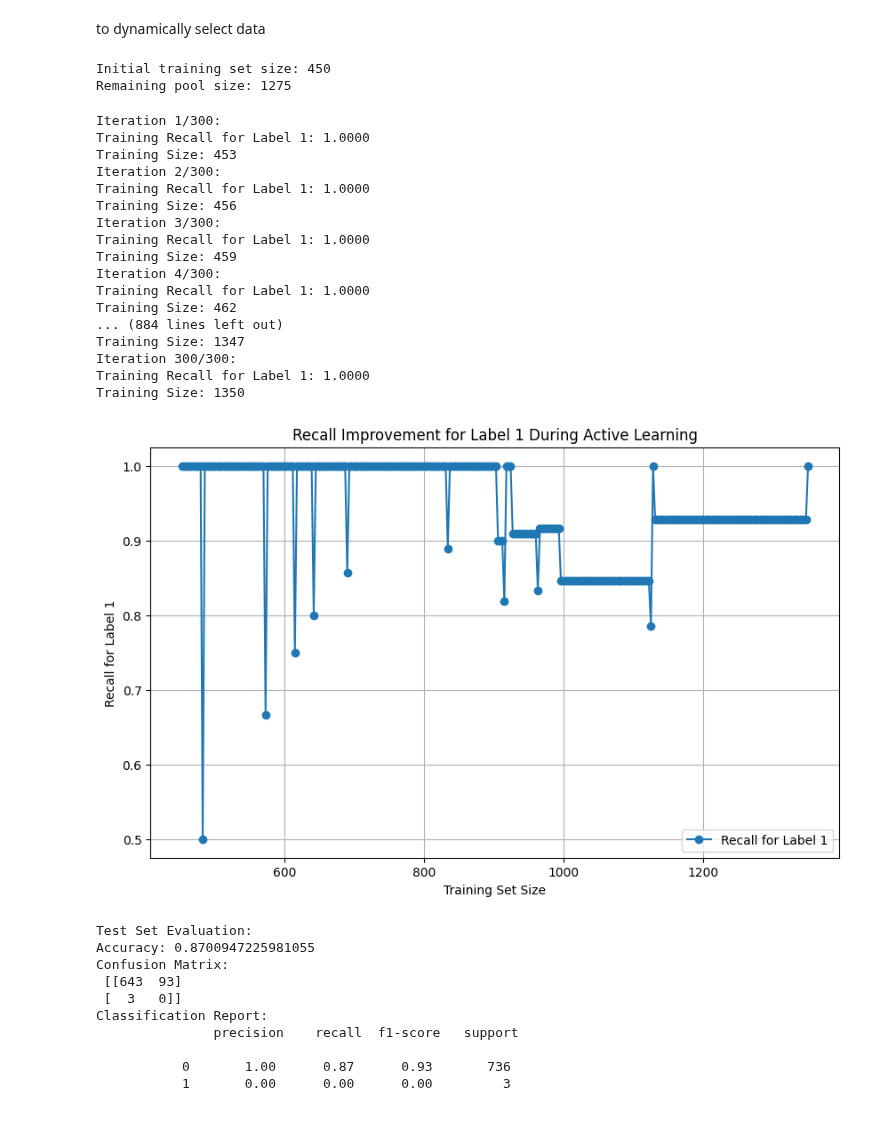
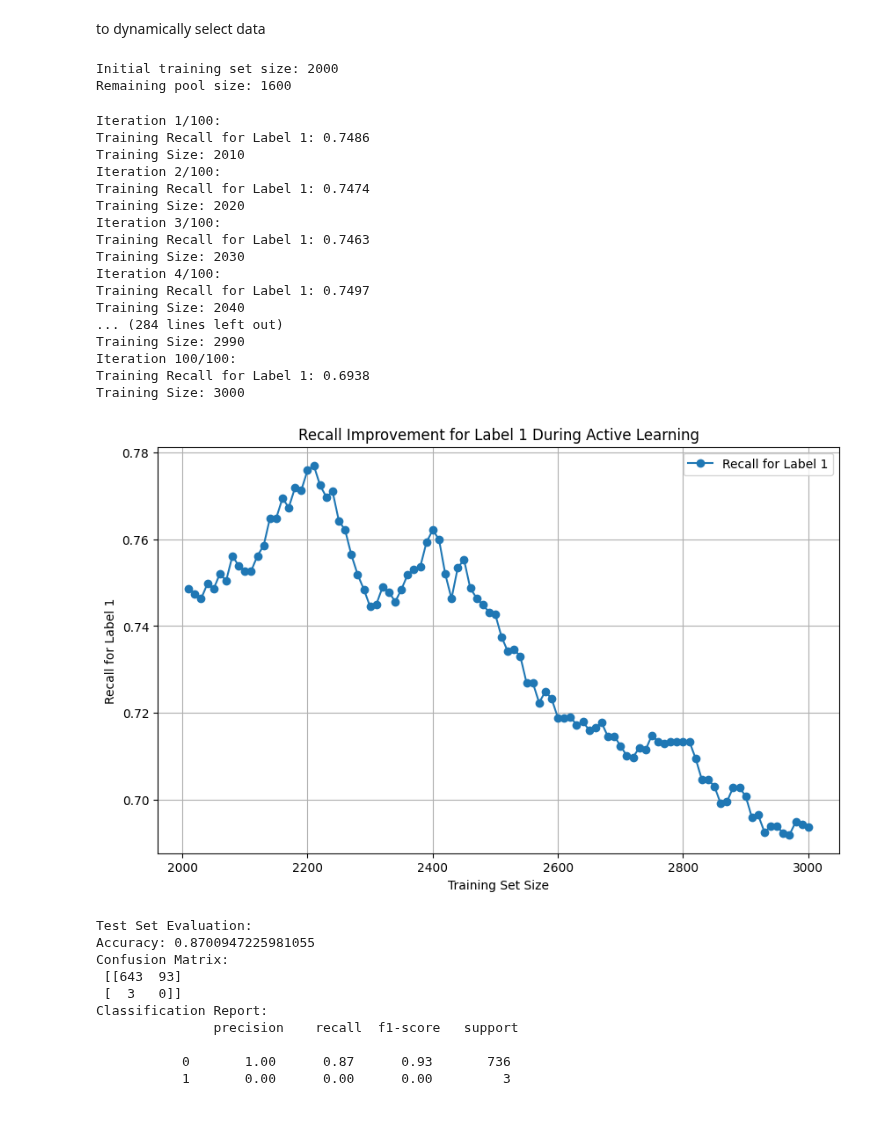
Before and after one commit to Tommy-Las/WatfordFC, a Jupyter notebook: ML_Model.ipynb, the cells around one changed output. Saved outputs shown, nothing was run; the diff lists cells and outputs as text; code cells hidden in the pictures.

```diff
--- a/ML_Model.ipynb
+++ b/ML_Model.ipynb
@@ -156,7 +167,7 @@ print(len(metrics_train))
 # %% [markdown]
 Sort the df by date
 # %%
-df_sorted = df_filtered.sort_values(by='DATE', ascending=False)
+df_sorted = df_filtered.sort_values(by='DATE', ascending=False).reset_index(drop=True)
 # %% [markdown]
 ## Split data
 # %% [markdown]
@@ -186,8 +275,18 @@ X = df_sorted[metrics_train]
 y = df_sorted['Injury']
 
 # Split the data into training and test sets
-# X_train, X_test, y_train, y_test, player_ids_train, player_ids_test = train_test_split(X, y, player_ids, test_size=0.3, random_state=42, stratify=y)
-X_train, X_test, y_train, y_test, extra_cols_train, extra_cols_test = train_test_split(X, y, extra_cols, test_size=0.2, random_state=42)
+# X_train, X_test, y_train, y_test, extra_cols_train, extra_cols_test = train_test_split(X, y, extra_cols, test_size=0.3, random_state=42, stratify=y)
+X_train, X_test, y_train, y_test, extra_cols_train, extra_cols_test = train_test_split(X, y, extra_cols, test_size=0.3, random_state=42)
+
+X_train.drop(columns=['Injury'], inplace=True)
+X_test.drop(columns=['Injury'], inplace=True)
+
+X_train.reset_index(drop=True, inplace=True)
+X_test.reset_index(drop=True, inplace=True)
+y_train.reset_index(drop=True, inplace=True)
+y_test.reset_index(drop=True, inplace=True)
+extra_cols_train.reset_index(drop=True, inplace=True)
+extra_cols_test.reset_index(drop=True, inplace=True)
 # %% [markdown]
 ## SMOTE or SMOTEEN oversampling technique
 # %%
@@ -218,7 +317,7 @@ Name: count, dtype: int64
 Initialize logistic regression and normalize the data
 # %%
 # Create the model
-logistic_model = LogisticRegression(random_state=42, max_iter=1000, class_weight='balanced')
+logistic_model = LogisticRegression(random_state=42, max_iter=1000)
 
 scaler = MinMaxScaler()
 X_train_scaled = scaler.fit_transform(X_train)
@@ -233,7 +332,7 @@ X_all = X_train_scaled  # Scaled features
 y_all = y_train.values  # Labels
 
 # Start with a small labeled dataset from the bottom of the sorted DataFrame
-initial_samples = 450  # Number of initial samples
+initial_samples = 2000  # Number of initial samples
 X_train_active = X_all[-initial_samples:]  # Select the last `initial_samples` rows
 y_train_active = y_all[-initial_samples:]  # Corresponding labels
 
@@ -244,12 +343,12 @@ y_pool = y_all[:-initial_samples]
 print(f"Initial training set size: {len(X_train_active)}")
 print(f"Remaining pool size: {len(X_pool)}")
 # %% [output]
-Initial training set size: 450
-Remaining pool size: 1275
+Initial training set size: 2000
+Remaining pool size: 1600
 # %%
 # Parameters for active learning
-n_iterations = 300  # Number of active learning iterations
-samples_per_iteration = 3  # Samples to add in each iteration
+n_iterations = 100  # Number of active learning iterations
+samples_per_iteration = 10  # Samples to add in each iteration
 
 # To store metrics for visualization
 train_recall_label1_scores = []
@@ -268,51 +367,51 @@ for i in range(n_iterations):
 
     # Add the most uncertain samples to the training set
     X_train_active = np.vstack((X_train_active, X_pool[uncertain_indices]))
     y_train_active = np.hstack((y_train_active, y_pool[uncertain_indices]))
 
     # Remove these samples from the pool
     X_pool = np.delete(X_pool, uncertain_indices, axis=0)
     y_pool = np.delete(y_pool, uncertain_indices, axis=0)
 
     # Evaluate recall for label 1
     y_train_pred = logistic_model.predict(X_train_active)
     recall_label1 = recall_score(y_train_active, y_train_pred, pos_label=1)  # Focus on label 1
     train_recall_label1_scores.append(recall_label1)
     train_sizes.append(len(y_train_active))
 
     print(f"Iteration {i + 1}/{n_iterations}:")
     print(f"Training Recall for Label 1: {recall_label1:.4f}")
     print(f"Training Size: {len(y_train_active)}")
 
 
 # Plot recall improvement for label 1
 plt.figure(figsize=(10, 6))
 plt.plot(train_sizes, train_recall_label1_scores, marker='o', label="Recall for Label 1")
 plt.xlabel("Training Set Size")
 plt.ylabel("Recall for Label 1")
 plt.title("Recall Improvement for Label 1 During Active Learning")
 plt.legend()
 plt.grid()
 plt.show()
 # %% [output]
-Iteration 1/300:
-Training Recall for Label 1: 1.0000
-Training Size: 453
-Iteration 2/300:
-Training Recall for Label 1: 1.0000
-Training Size: 456
-Iteration 3/300:
-Training Recall for Label 1: 1.0000
-Training Size: 459
-Iteration 4/300:
-Training Recall for Label 1: 1.0000
-Training Size: 462
-... (884 lines left out)
-Training Size: 1347
-Iteration 300/300:
-Training Recall for Label 1: 1.0000
-Training Size: 1350
+Iteration 1/100:
+Training Recall for Label 1: 0.7486
+Training Size: 2010
+Iteration 2/100:
+Training Recall for Label 1: 0.7474
+Training Size: 2020
+Iteration 3/100:
+Training Recall for Label 1: 0.7463
+Training Size: 2030
+Iteration 4/100:
+Training Recall for Label 1: 0.7497
+Training Size: 2040
+... (284 lines left out)
+Training Size: 2990
+Iteration 100/100:
+Training Recall for Label 1: 0.6938
+Training Size: 3000
-[figure, old version]
+[figure, new version]
 # %%
 # Evaluate on test data
 y_test_pred = logistic_model.predict(X_test_scaled)
```
Also changed, not shown: parts of 26 cells of this notebook, 2 other files.
